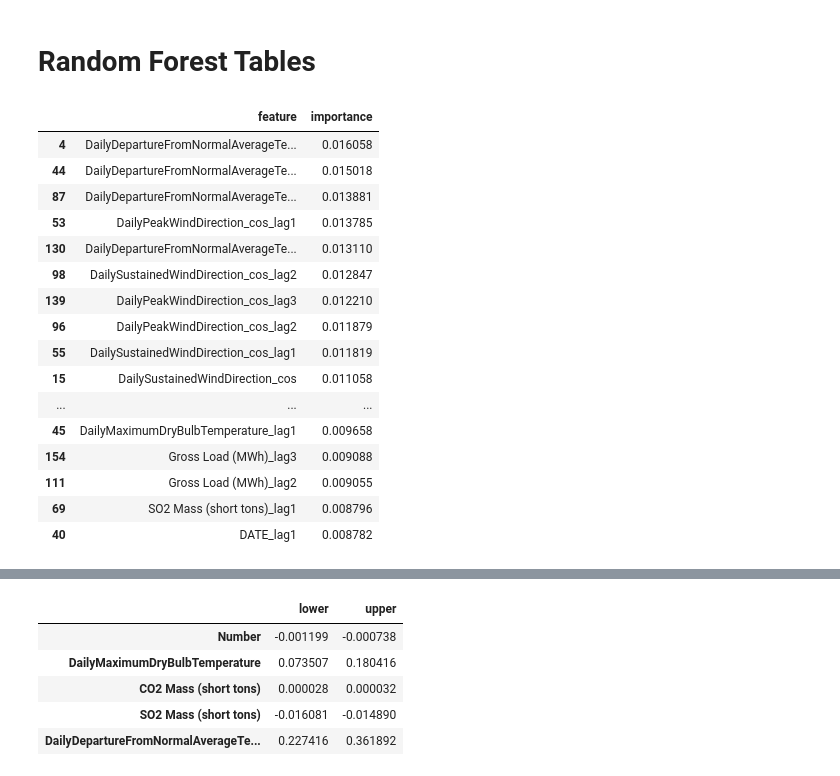
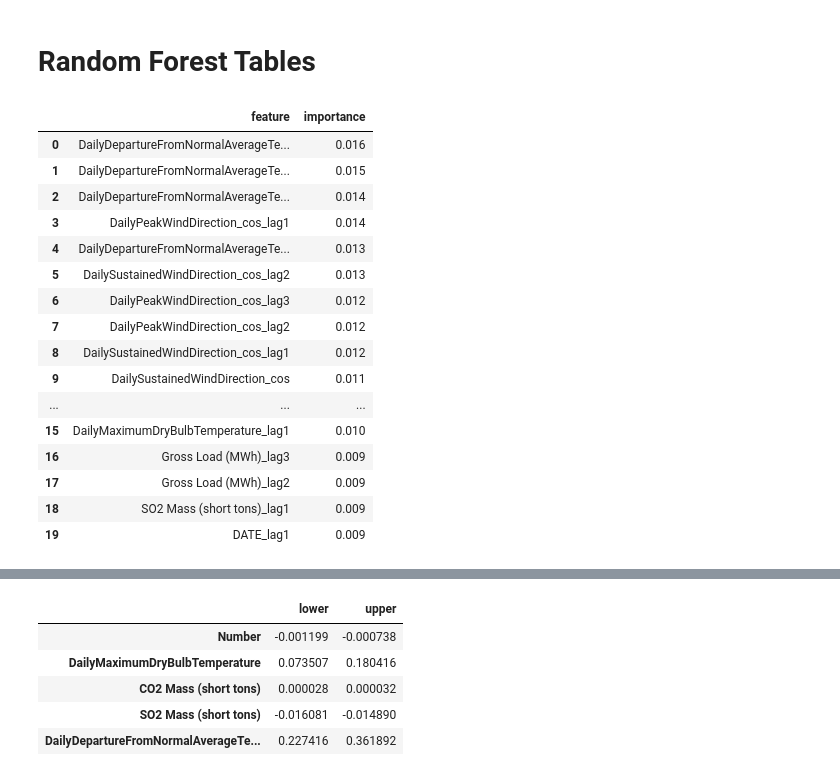
Before and after one commit to griffinberonio/AAE-724-Repo, a Jupyter notebook: Final_Model_Analysis.ipynb, the cells around one changed output, grey strips where cells are left out. Saved outputs shown, nothing was run; the diff lists cells and outputs as text; code cells hidden in the pictures.

Commit message:
Submitting changes to tables, adding tables for RF feature importances

```diff
--- a/Final_Model_Analysis.ipynb
+++ b/Final_Model_Analysis.ipynb
@@ -685,22 +714,25 @@ for table in [star1, star2, star3, star4]:
 # %% [markdown]
 # Random Forest Tables
 # %%
-random_forest_aqi[3].head(20)
+rf_aqi = random_forest_aqi[3].head(20).reset_index(drop=True)
+# rf_aqi = rf_aqi.drop(['Index'])
+rf_aqi['importance'] = rf_aqi['importance'].round(3)
+rf_aqi
 # %% [output]
 |  | feature | importance |
-| 4 | DailyDepartureFromNormalAverageTe... | 0.016058 |
-| 44 | DailyDepartureFromNormalAverageTe... | 0.015018 |
-| 87 | DailyDepartureFromNormalAverageTe... | 0.013881 |
-| 53 | DailyPeakWindDirection_cos_lag1 | 0.013785 |
-| 130 | DailyDepartureFromNormalAverageTe... | 0.013110 |
-| 98 | DailySustainedWindDirection_cos_lag2 | 0.012847 |
-| 139 | DailyPeakWindDirection_cos_lag3 | 0.012210 |
-| 96 | DailyPeakWindDirection_cos_lag2 | 0.011879 |
-| 55 | DailySustainedWindDirection_cos_lag1 | 0.011819 |
-| 15 | DailySustainedWindDirection_cos | 0.011058 |
+| 0 | DailyDepartureFromNormalAverageTe... | 0.016 |
+| 1 | DailyDepartureFromNormalAverageTe... | 0.015 |
+| 2 | DailyDepartureFromNormalAverageTe... | 0.014 |
+| 3 | DailyPeakWindDirection_cos_lag1 | 0.014 |
+| 4 | DailyDepartureFromNormalAverageTe... | 0.013 |
+| 5 | DailySustainedWindDirection_cos_lag2 | 0.013 |
+| 6 | DailyPeakWindDirection_cos_lag3 | 0.012 |
+| 7 | DailyPeakWindDirection_cos_lag2 | 0.012 |
+| 8 | DailySustainedWindDirection_cos_lag1 | 0.012 |
+| 9 | DailySustainedWindDirection_cos | 0.011 |
 | ... | ... | ... |
-| 45 | DailyMaximumDryBulbTemperature_lag1 | 0.009658 |
-| 154 | Gross Load (MWh)_lag3 | 0.009088 |
-| 111 | Gross Load (MWh)_lag2 | 0.009055 |
-| 69 | SO2 Mass (short tons)_lag1 | 0.008796 |
-| 40 | DATE_lag1 | 0.008782 |
+| 15 | DailyMaximumDryBulbTemperature_lag1 | 0.010 |
+| 16 | Gross Load (MWh)_lag3 | 0.009 |
+| 17 | Gross Load (MWh)_lag2 | 0.009 |
+| 18 | SO2 Mass (short tons)_lag1 | 0.009 |
+| 19 | DATE_lag1 | 0.009 |
```
Also changed, not shown: parts of 22 cells of this notebook, 2 other files.
